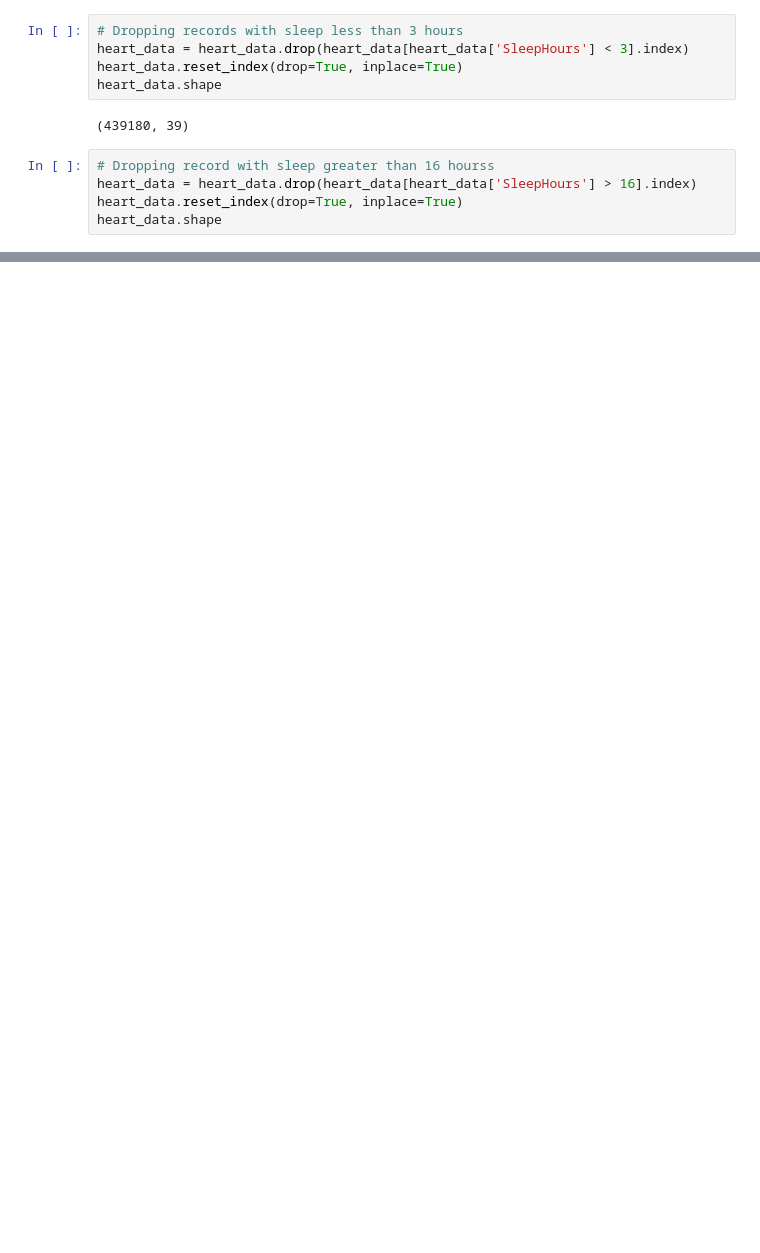
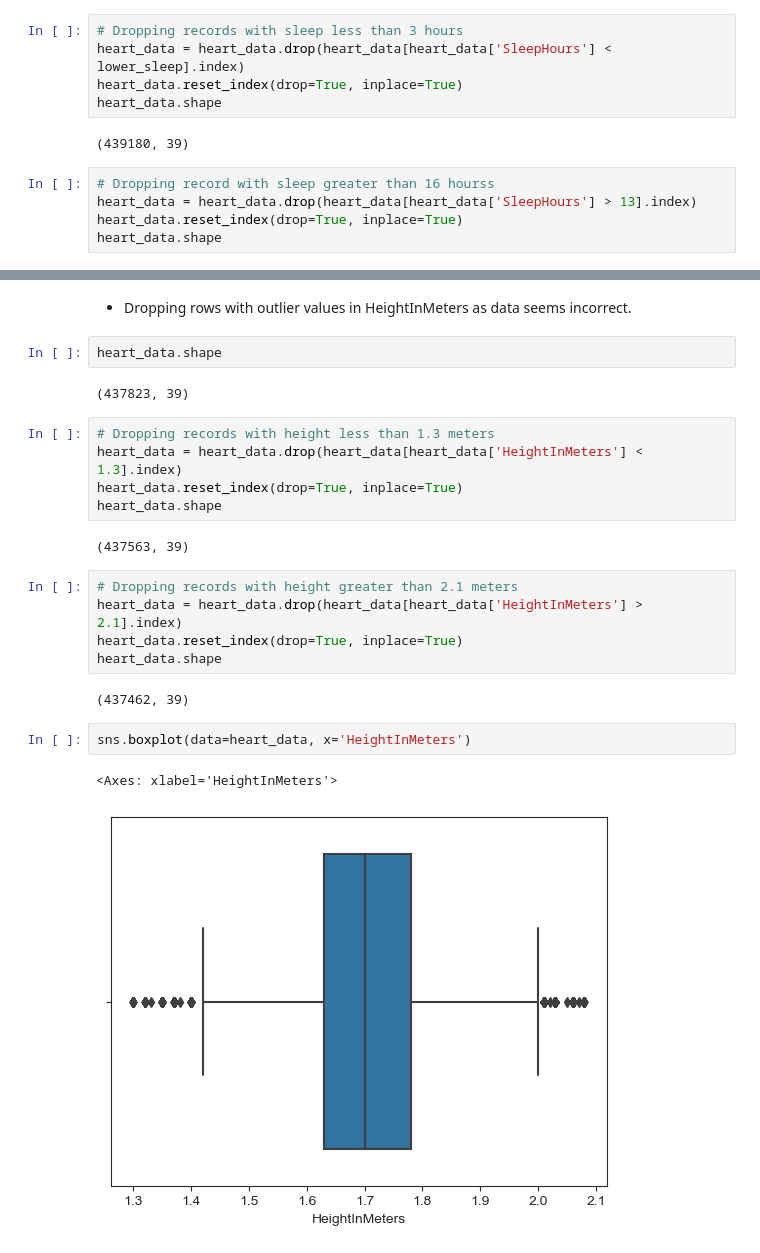
Before and after one commit to ali-bin-kashif/heart-disease-healthcare-data-analysis, a Jupyter notebook: heart_indicator_data_analysis.ipynb, the cells around one changed output, grey strips where cells are left out. Drawn from its saved outputs; the diff is of its cells as text; blank space fills up the shorter version.

```diff
--- a/heart_indicator_data_analysis.ipynb
+++ b/heart_indicator_data_analysis.ipynb
@@ -548,14 +553,14 @@ heart_data.shape
 (441814, 39)
 # %%
 # Dropping records with sleep less than 3 hours
-heart_data = heart_data.drop(heart_data[heart_data['SleepHours'] < 3].index)
+heart_data = heart_data.drop(heart_data[heart_data['SleepHours'] < lower_sleep].index)
 heart_data.reset_index(drop=True, inplace=True)
 heart_data.shape
 # %% [output]
 (439180, 39)
 # %%
 # Dropping record with sleep greater than 16 hourss
-heart_data = heart_data.drop(heart_data[heart_data['SleepHours'] > 16].index)
+heart_data = heart_data.drop(heart_data[heart_data['SleepHours'] > 13].index)
 heart_data.reset_index(drop=True, inplace=True)
 heart_data.shape
 # %% [output]
@@ -566,0 +629,25 @@ NameError: name 'sns' is not defined
+# %% [markdown]
+- Dropping rows with outlier values in HeightInMeters as data seems incorrect.
+# %%
+heart_data.shape
+# %% [output]
+(437823, 39)
+# %%
+# Dropping records with height less than 1.3 meters
+heart_data = heart_data.drop(heart_data[heart_data['HeightInMeters'] < 1.3].index)
+heart_data.reset_index(drop=True, inplace=True)
+heart_data.shape
+# %% [output]
+(437563, 39)
+# %%
+# Dropping records with height greater than 2.1 meters
+heart_data = heart_data.drop(heart_data[heart_data['HeightInMeters'] > 2.1].index)
+heart_data.reset_index(drop=True, inplace=True)
+heart_data.shape
+# %% [output]
+(437462, 39)
+# %%
+sns.boxplot(data=heart_data, x='HeightInMeters')
+# %% [output]
+<Axes: xlabel='HeightInMeters'>
+[figure, added]
```
Also changed, not shown: parts of 28 cells of this notebook.
